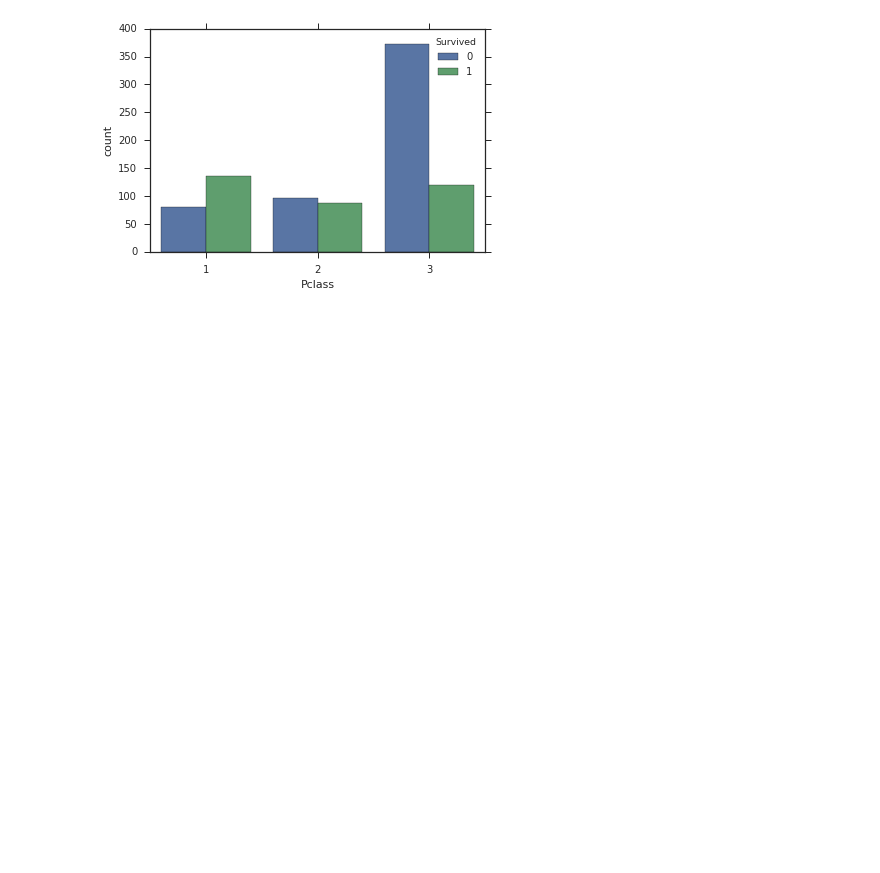
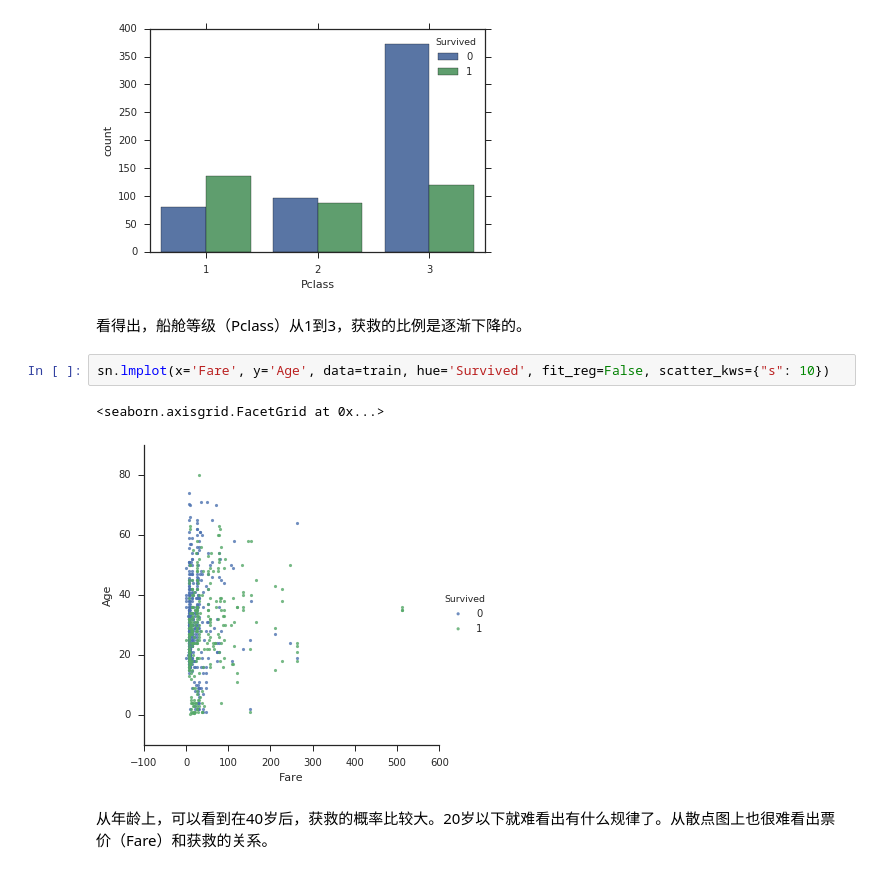
Before and after one commit to l0o0/MyNotes, a Jupyter notebook: MachineLearning/Titanic_decision_tree/Titanic.ipynb, the cells around one changed output. Cells and saved outputs as stored; diff of their text form; blank space fills up the shorter version.

```diff
--- a/MachineLearning/Titanic_decision_tree/Titanic.ipynb
+++ b/MachineLearning/Titanic_decision_tree/Titanic.ipynb
@@ -56,3 +56,12 @@ sn.countplot(x='Pclass', hue='Survived', data=train)
 # %% [output]
 <matplotlib.axes._subplots.AxesSubplot at 0x...>
 [figure]
+# %% [markdown]
+看得出，船舱等级（Pclass）从1到3，获救的比例是逐渐下降的。
+# %%
+sn.lmplot(x='Fare', y='Age', data=train, hue='Survived', fit_reg=False, scatter_kws={"s": 10})
+# %% [output]
+<seaborn.axisgrid.FacetGrid at 0x...>
+[figure, added]
+# %% [markdown]
+从年龄上，可以看到在40岁后，获救的概率比较大。20岁以下就难看出有什么规律了。从散点图上也很难看出票价（Fare）和获救的关系。
```
Also changed, not shown: parts of 3 cells of this notebook.
